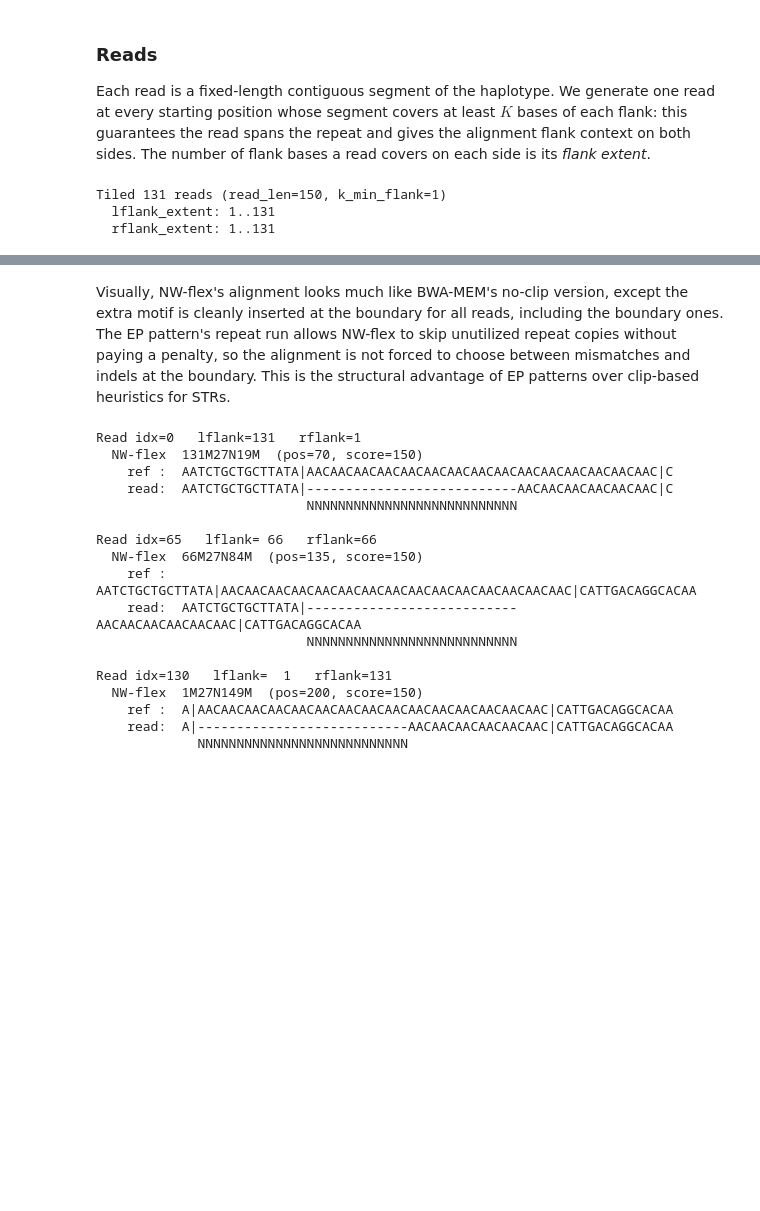
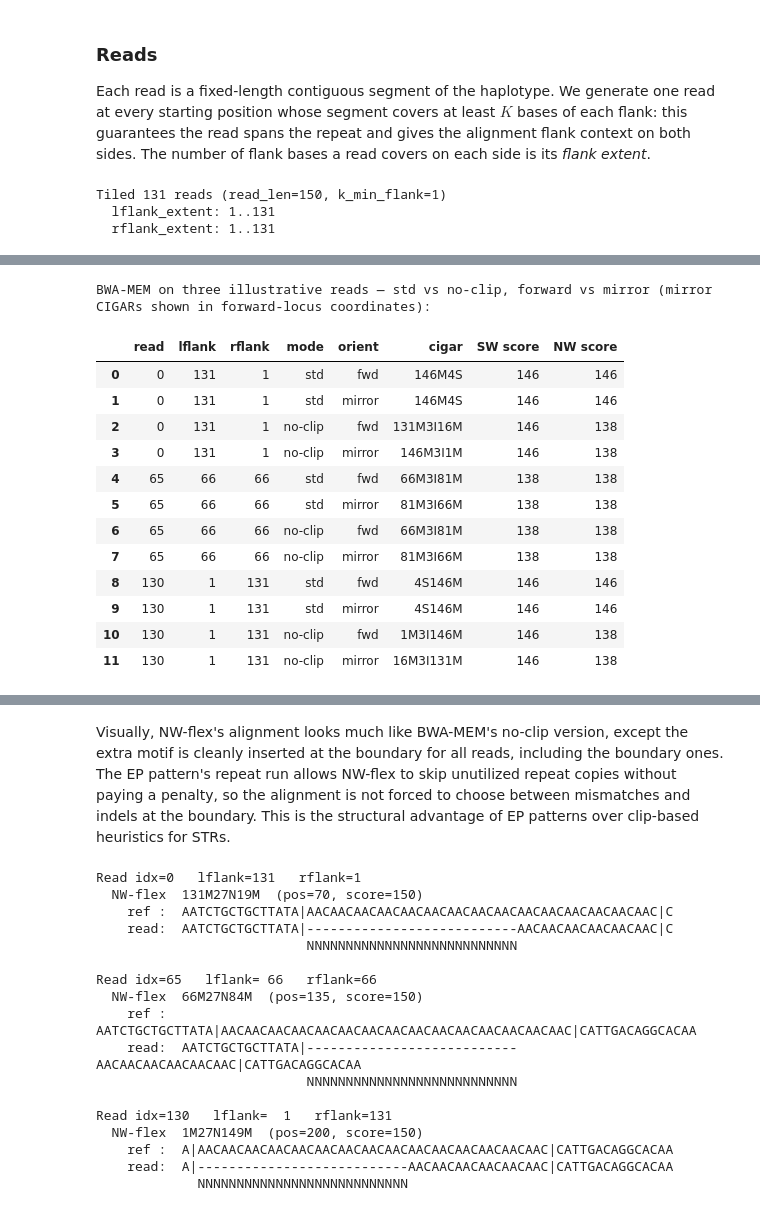
Before and after one commit to nwflex/nwflex, a Jupyter notebook: notebooks/07_NWflex_BWA_Comparison.ipynb, the cells around one changed output, grey strips where cells are left out. Drawn from its saved outputs; the diff is of its cells as text; code cells hidden in the pictures; blank space fills up the shorter version.

```diff
--- a/notebooks/07_NWflex_BWA_Comparison.ipynb
+++ b/notebooks/07_NWflex_BWA_Comparison.ipynb
@@ -440,0 +340,75 @@ NW-flex on three illustrative reads (3N reference, STR-aware EP):
+# %%
+# Three reads spanning the boundary range.
+illustrative_idx = [0, len(reads) // 2, len(reads) - 1]
+illustrative_reads        = [reads[i]    for i in illustrative_idx]
+illustrative_mirror_reads = [rc_reads[i] for i in illustrative_idx]
+
+# Each BWA configuration produces a (forward, mirror) pair of alignments:
+# forward reads aligned to the locus reference, mirror reads aligned to
+# the mirror reference.  The harness has no orientation knob — the two
+# runs differ only in which reads + reference are passed in.
+res_std    = align_bwa(locus.X,    illustrative_reads,        no_clip=False)
+res_std_rc = align_bwa(rc_locus_X, illustrative_mirror_reads, no_clip=False)
+res_noclip = align_bwa(locus.X,    illustrative_reads,        no_clip=True)
+res_nc_rc  = align_bwa(rc_locus_X, illustrative_mirror_reads, no_clip=True)
+
+# BWA-MEM reports the SW (Smith-Waterman / local-extension) score in
+# its AS:i: tag.  We rescore each achieved CIGAR using `score_alignment`
+# to obtain its NW (Needleman-Wunsch / global) score under the same
+# affine-gap parameters with soft-clips treated as free.
+sc_kw = dict(score_matrix=score_matrix, gap_open=gap_open,
+             gap_extend=gap_extend, alphabet_to_index=a2i)
+
+def _nw(read, ref, hit):
+    return int(score_alignment(read.sequence, ref, hit.pos, hit.cigar, **sc_kw))
+
+# Mirror CIGARs walk the rc-reference left-to-right; for side-by-side
+# comparison we display them in forward-locus coordinates, via
+# `rc_cigar_to_forward`.
+ref_length = len(locus.X)
+
+# Long-format table: one row per (read, mode, orientation).
+table_rows = []
+for k, ix in enumerate(illustrative_idx):
+    r_fwd = illustrative_reads[k]
+    r_rc  = illustrative_mirror_reads[k]
+    for mode, h_fwd, h_rc in (
+        ("std",     res_std[k],    res_std_rc[k]),
+        ("no-clip", res_noclip[k], res_nc_rc[k]),
+    ):
+        table_rows.append({
+            "read": ix,
+            "lflank": r_fwd.lflank_extent, "rflank": r_fwd.rflank_extent,
+            "mode": mode, "orient": "fwd",
+            "cigar": h_fwd.cigar,
+            "SW score": int(h_fwd.score),
+            "NW score": _nw(r_fwd, locus.X, h_fwd),
+        })
+        table_rows.append({
+            "read": ix,
+            "lflank": r_fwd.lflank_extent, "rflank": r_fwd.rflank_extent,
+            "mode": mode, "orient": "mirror",
+            "cigar": rc_cigar_to_forward(h_rc.pos, h_rc.cigar, ref_length),
+            "SW score": int(h_rc.score),
+            "NW score": _nw(r_rc, rc_locus_X, h_rc),
+        })
+
+print("BWA-MEM on three illustrative reads "
+      "— std vs no-clip, forward vs mirror "
+      "(mirror CIGARs shown in forward-locus coordinates):")
+pd.DataFrame(table_rows)
+# %% [output]
+BWA-MEM on three illustrative reads — std vs no-clip, forward vs mirror (mirror CIGARs shown in forward-locus coordinates):
+|  | read | lflank | rflank | mode | orient | cigar | SW score | NW score |
+| 0 | 0 | 131 | 1 | std | fwd | 146M4S | 146 | 146 |
+| 1 | 0 | 131 | 1 | std | mirror | 146M4S | 146 | 146 |
+| 2 | 0 | 131 | 1 | no-clip | fwd | 131M3I16M | 146 | 138 |
+| 3 | 0 | 131 | 1 | no-clip | mirror | 146M3I1M | 146 | 138 |
+| 4 | 65 | 66 | 66 | std | fwd | 66M3I81M | 138 | 138 |
+| 5 | 65 | 66 | 66 | std | mirror | 81M3I66M | 138 | 138 |
+| 6 | 65 | 66 | 66 | no-clip | fwd | 66M3I81M | 138 | 138 |
+| 7 | 65 | 66 | 66 | no-clip | mirror | 81M3I66M | 138 | 138 |
+| 8 | 130 | 1 | 131 | std | fwd | 4S146M | 146 | 146 |
+| 9 | 130 | 1 | 131 | std | mirror | 4S146M | 146 | 146 |
+| 10 | 130 | 1 | 131 | no-clip | fwd | 1M3I146M | 146 | 138 |
+| 11 | 130 | 1 | 131 | no-clip | mirror | 16M3I131M | 146 | 138 |
```
Also changed, not shown: parts of 26 cells of this notebook, 5 other files.
